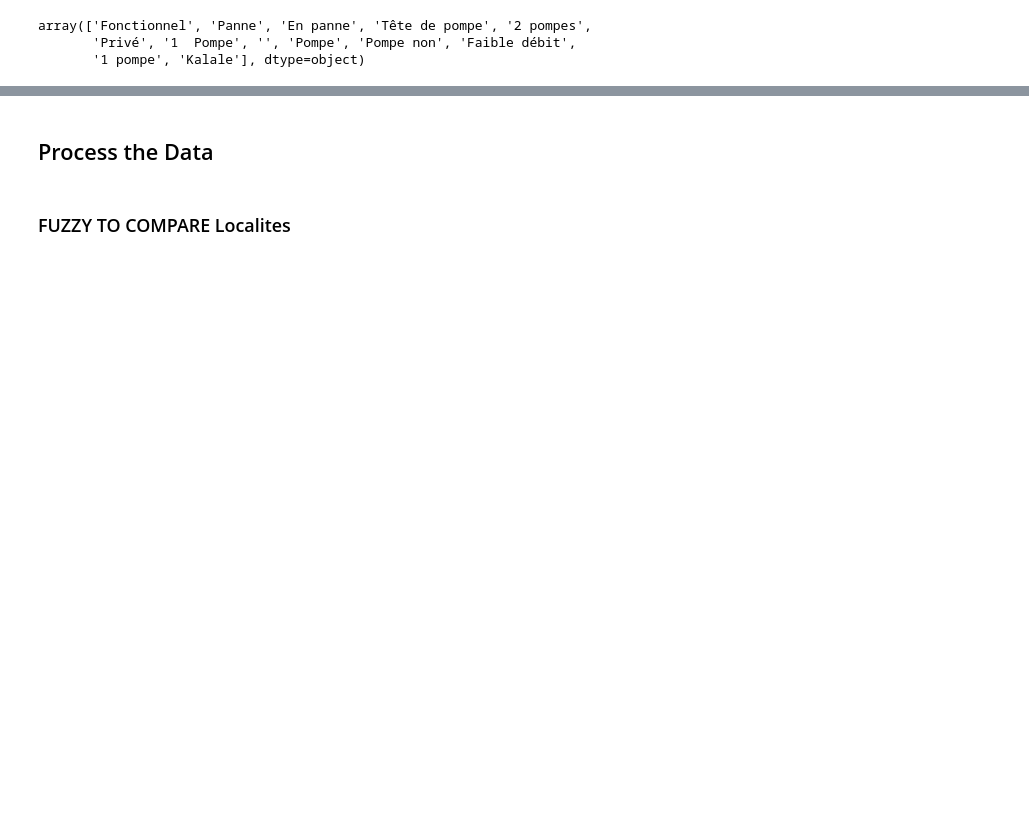
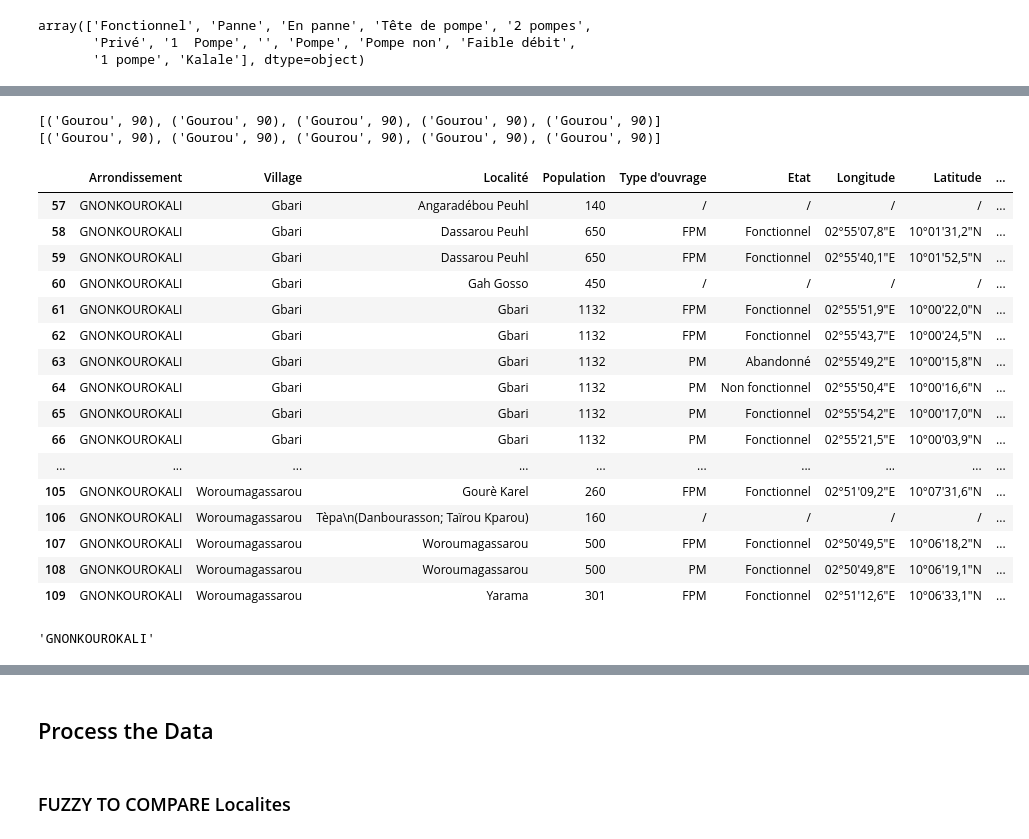
Before and after one commit to OANInternational/aguapp-ds, a Jupyter notebook: estructurar_bbdd_y_subir_a_firebase.ipynb, the cells around one changed output, grey strips where cells are left out. Cells and saved outputs as stored; diff of their text form; code cells hidden in the pictures; blank space fills up the shorter version.

```diff
--- a/estructurar_bbdd_y_subir_a_firebase.ipynb
+++ b/estructurar_bbdd_y_subir_a_firebase.ipynb
@@ -158,0 +684,2 @@ ONLY DATA:
+# %%
+df_villages = df_villages[['Name','Arrondissement','Longitude','Latitude']]
@@ -158,0 +691,29 @@ ONLY DATA:
+# %%
+def cosa(x):
+  arron = x['Arrondissement']
+  village = x['Name']
+  df_arron = df_2009[df_2009['Arrondissement']==arron]
+
+  choices = df_arron['Localité'].to_list()
+
+  results = process.extract(village, choices, limit=5)
+
+  if len(results)>0:
+
+    result = results[0][0]
+    value = results[0][1]
+    if value <85:
+      print(village)
+      print(results)
+      print('FINI\n\n')
+
+    population = df_2009[df_2009['Localité']==result].values[0]
+
+  else:
+    population = None
+    print(village)
+    print('CACA\n')
+
+  return population
+# %%
+df_villages['Population'] = df_villages.apply(lambda x: cosa(x),axis=1)
@@ -158,0 +738,39 @@ ONLY DATA:
+# %%
+village = 'Gourou Pibou'
+arron = df_villages[df_villages['Name']==village]['Arrondissement'].values[0]
+df_arron = df_2009[df_2009['Arrondissement']==arron]
+
+choices1 = df_2009['Village'].to_list()
+choices2 = df_2009['Localité'].to_list()
+
+results1=process.extract(village, choices1, limit=5)
+results2=process.extract(village, choices2, limit=5)
+print(results1)
+print(results2)
+# %% [output]
+[('Gourou', 90), ('Gourou', 90), ('Gourou', 90), ('Gourou', 90), ('Gourou', 90)]
+[('Gourou', 90), ('Gourou', 90), ('Gourou', 90), ('Gourou', 90), ('Gourou', 90)]
+# %%
+df_arron
+# %% [output]
+|  | Arrondissement | Village | Localité | Population | Type d'ouvrage | Etat | Longitude | Latitude | ... |
+| 57 | GNONKOUROKALI | Gbari | Angaradébou Peuhl | 140 | / | / | / | / | ... |
+| 58 | GNONKOUROKALI | Gbari | Dassarou Peuhl | 650 | FPM | Fonctionnel | 02°55'07,8"E | 10°01'31,2"N | ... |
+| 59 | GNONKOUROKALI | Gbari | Dassarou Peuhl | 650 | FPM | Fonctionnel | 02°55'40,1"E | 10°01'52,5"N | ... |
+| 60 | GNONKOUROKALI | Gbari | Gah Gosso | 450 | / | / | / | / | ... |
+| 61 | GNONKOUROKALI | Gbari | Gbari | 1132 | FPM | Fonctionnel | 02°55'51,9"E | 10°00'22,0"N | ... |
+| 62 | GNONKOUROKALI | Gbari | Gbari | 1132 | FPM | Fonctionnel | 02°55'43,7"E | 10°00'24,5"N | ... |
+| 63 | GNONKOUROKALI | Gbari | Gbari | 1132 | PM | Abandonné | 02°55'49,2"E | 10°00'15,8"N | ... |
+| 64 | GNONKOUROKALI | Gbari | Gbari | 1132 | PM | Non fonctionnel | 02°55'50,4"E | 10°00'16,6"N | ... |
+| 65 | GNONKOUROKALI | Gbari | Gbari | 1132 | PM | Fonctionnel | 02°55'54,2"E | 10°00'17,0"N | ... |
+| 66 | GNONKOUROKALI | Gbari | Gbari | 1132 | PM | Fonctionnel | 02°55'21,5"E | 10°00'03,9"N | ... |
+| ... | ... | ... | ... | ... | ... | ... | ... | ... | ... |
+| 105 | GNONKOUROKALI | Woroumagassarou | Gourè Karel | 260 | FPM | Fonctionnel | 02°51'09,2"E | 10°07'31,6"N | ... |
+| 106 | GNONKOUROKALI | Woroumagassarou | Tèpa\n(Danbourasson; Taïrou Kparou) | 160 | / | / | / | / | ... |
+| 107 | GNONKOUROKALI | Woroumagassarou | Woroumagassarou | 500 | FPM | Fonctionnel | 02°50'49,5"E | 10°06'18,2"N | ... |
+| 108 | GNONKOUROKALI | Woroumagassarou | Woroumagassarou | 500 | PM | Fonctionnel | 02°50'49,8"E | 10°06'19,1"N | ... |
+| 109 | GNONKOUROKALI | Woroumagassarou | Yarama | 301 | FPM | Fonctionnel | 02°51'12,6"E | 10°06'33,1"N | ... |
+# %%
+arron
+# %% [output]
+'GNONKOUROKALI'
```
Also changed, not shown: parts of 187 cells of this notebook, 1 other file.
